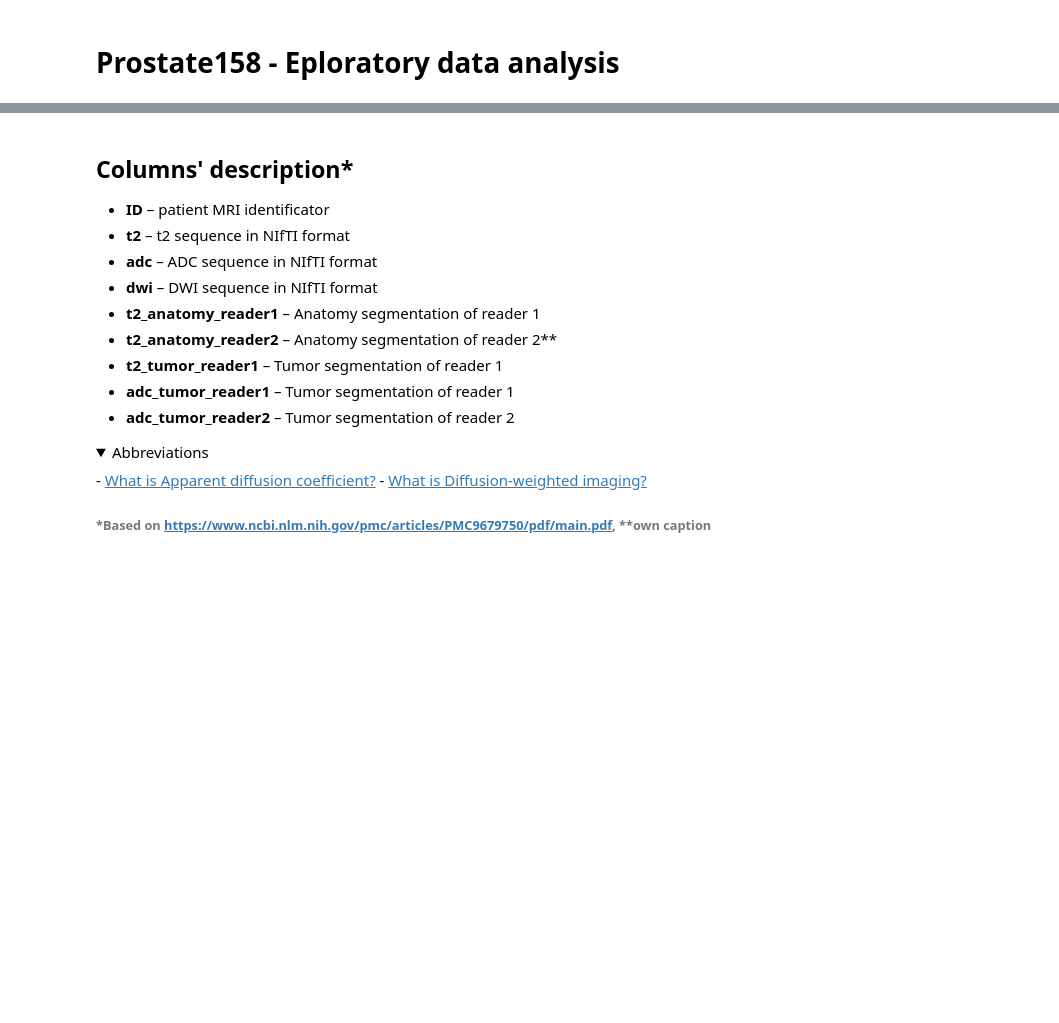
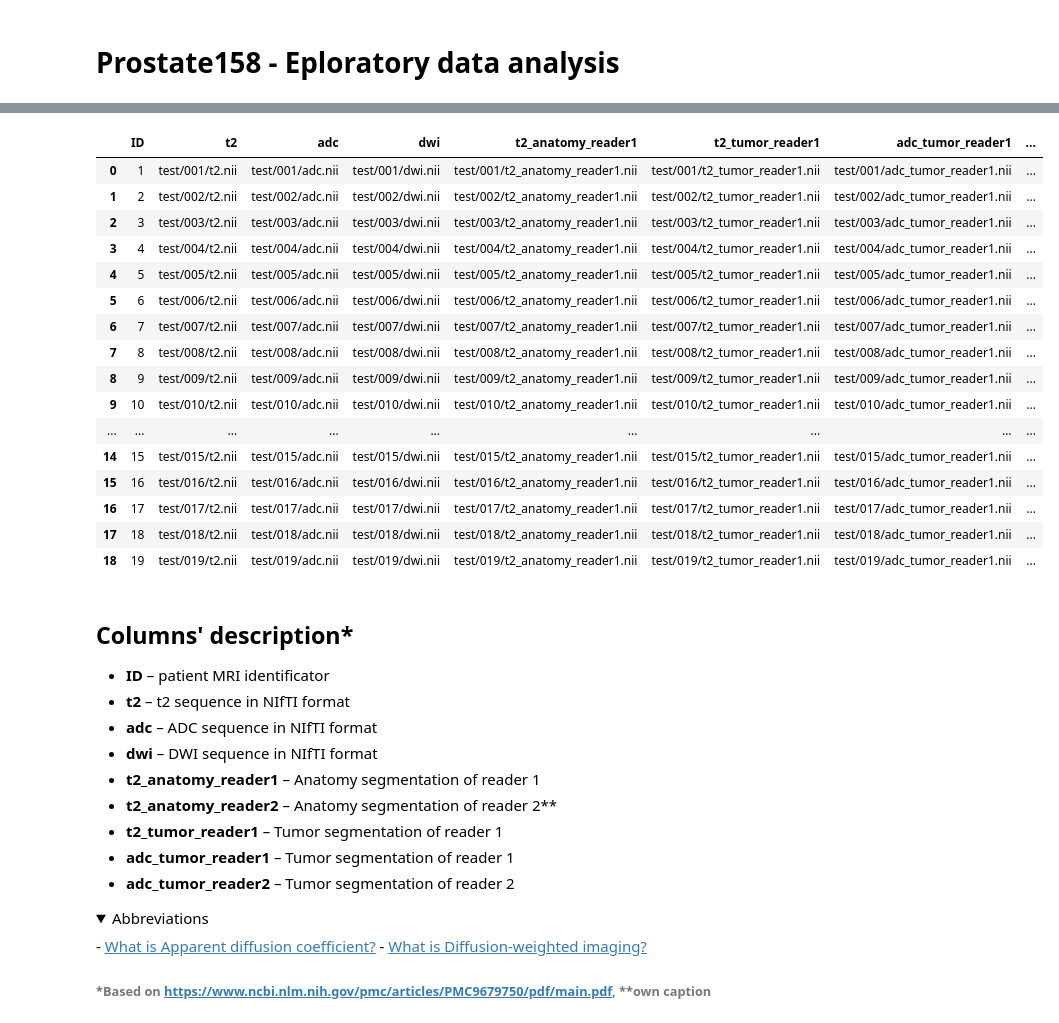
Before and after one commit to TinyRogue/Prostate-Cancer-MRI, a Jupyter notebook: main.ipynb, the cells around one changed output, grey strips where cells are left out. Cells and saved outputs as stored; diff of their text form; code cells hidden in the pictures; folded sections open; blank space fills up the shorter version.

```diff
--- a/main.ipynb
+++ b/main.ipynb
@@ -47,3 +56,23 @@ train_df.head()
+# %%
+test_df
+# %% [output]
+|  | ID | t2 | adc | dwi | t2_anatomy_reader1 | t2_tumor_reader1 | adc_tumor_reader1 | ... |
+| 0 | 1 | test/001/t2.nii | test/001/adc.nii | test/001/dwi.nii | test/001/t2_anatomy_reader1.nii | test/001/t2_tumor_reader1.nii | test/001/adc_tumor_reader1.nii | ... |
+| 1 | 2 | test/002/t2.nii | test/002/adc.nii | test/002/dwi.nii | test/002/t2_anatomy_reader1.nii | test/002/t2_tumor_reader1.nii | test/002/adc_tumor_reader1.nii | ... |
+| 2 | 3 | test/003/t2.nii | test/003/adc.nii | test/003/dwi.nii | test/003/t2_anatomy_reader1.nii | test/003/t2_tumor_reader1.nii | test/003/adc_tumor_reader1.nii | ... |
+| 3 | 4 | test/004/t2.nii | test/004/adc.nii | test/004/dwi.nii | test/004/t2_anatomy_reader1.nii | test/004/t2_tumor_reader1.nii | test/004/adc_tumor_reader1.nii | ... |
+| 4 | 5 | test/005/t2.nii | test/005/adc.nii | test/005/dwi.nii | test/005/t2_anatomy_reader1.nii | test/005/t2_tumor_reader1.nii | test/005/adc_tumor_reader1.nii | ... |
+| 5 | 6 | test/006/t2.nii | test/006/adc.nii | test/006/dwi.nii | test/006/t2_anatomy_reader1.nii | test/006/t2_tumor_reader1.nii | test/006/adc_tumor_reader1.nii | ... |
+| 6 | 7 | test/007/t2.nii | test/007/adc.nii | test/007/dwi.nii | test/007/t2_anatomy_reader1.nii | test/007/t2_tumor_reader1.nii | test/007/adc_tumor_reader1.nii | ... |
+| 7 | 8 | test/008/t2.nii | test/008/adc.nii | test/008/dwi.nii | test/008/t2_anatomy_reader1.nii | test/008/t2_tumor_reader1.nii | test/008/adc_tumor_reader1.nii | ... |
+| 8 | 9 | test/009/t2.nii | test/009/adc.nii | test/009/dwi.nii | test/009/t2_anatomy_reader1.nii | test/009/t2_tumor_reader1.nii | test/009/adc_tumor_reader1.nii | ... |
+| 9 | 10 | test/010/t2.nii | test/010/adc.nii | test/010/dwi.nii | test/010/t2_anatomy_reader1.nii | test/010/t2_tumor_reader1.nii | test/010/adc_tumor_reader1.nii | ... |
+| ... | ... | ... | ... | ... | ... | ... | ... | ... |
+| 14 | 15 | test/015/t2.nii | test/015/adc.nii | test/015/dwi.nii | test/015/t2_anatomy_reader1.nii | test/015/t2_tumor_reader1.nii | test/015/adc_tumor_reader1.nii | ... |
+| 15 | 16 | test/016/t2.nii | test/016/adc.nii | test/016/dwi.nii | test/016/t2_anatomy_reader1.nii | test/016/t2_tumor_reader1.nii | test/016/adc_tumor_reader1.nii | ... |
+| 16 | 17 | test/017/t2.nii | test/017/adc.nii | test/017/dwi.nii | test/017/t2_anatomy_reader1.nii | test/017/t2_tumor_reader1.nii | test/017/adc_tumor_reader1.nii | ... |
+| 17 | 18 | test/018/t2.nii | test/018/adc.nii | test/018/dwi.nii | test/018/t2_anatomy_reader1.nii | test/018/t2_tumor_reader1.nii | test/018/adc_tumor_reader1.nii | ... |
+| 18 | 19 | test/019/t2.nii | test/019/adc.nii | test/019/dwi.nii | test/019/t2_anatomy_reader1.nii | test/019/t2_tumor_reader1.nii | test/019/adc_tumor_reader1.nii | ... |
 # %% [markdown]
 ## Columns' description&ast;
 * **ID** – patient MRI identificator
```
Also changed, not shown: parts of 13 cells of this notebook.
